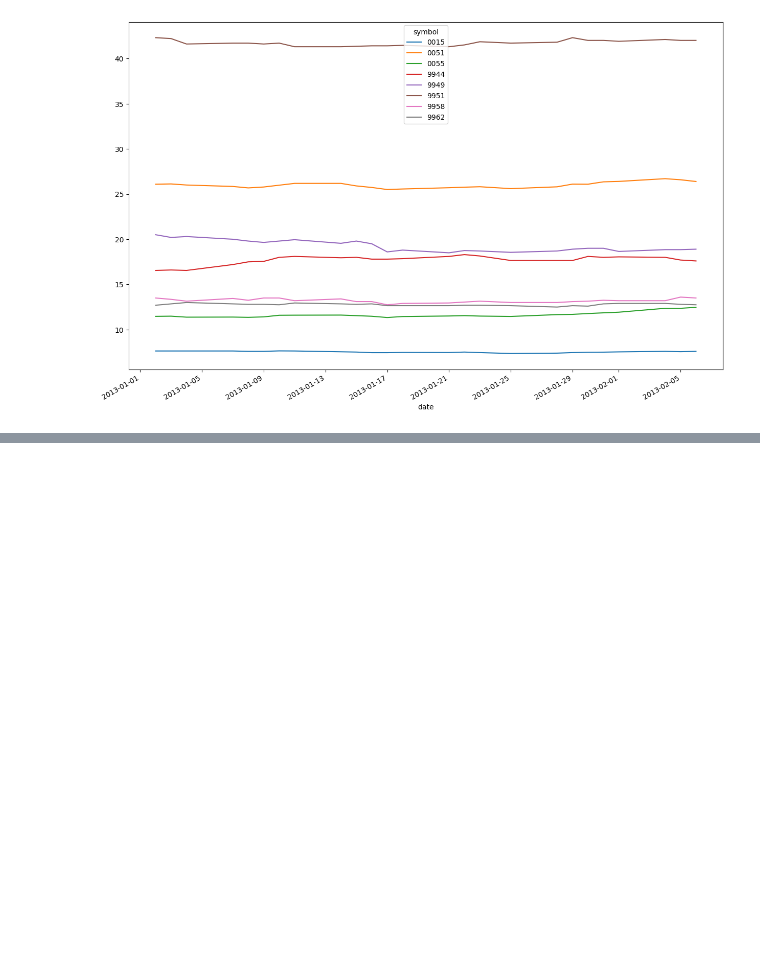
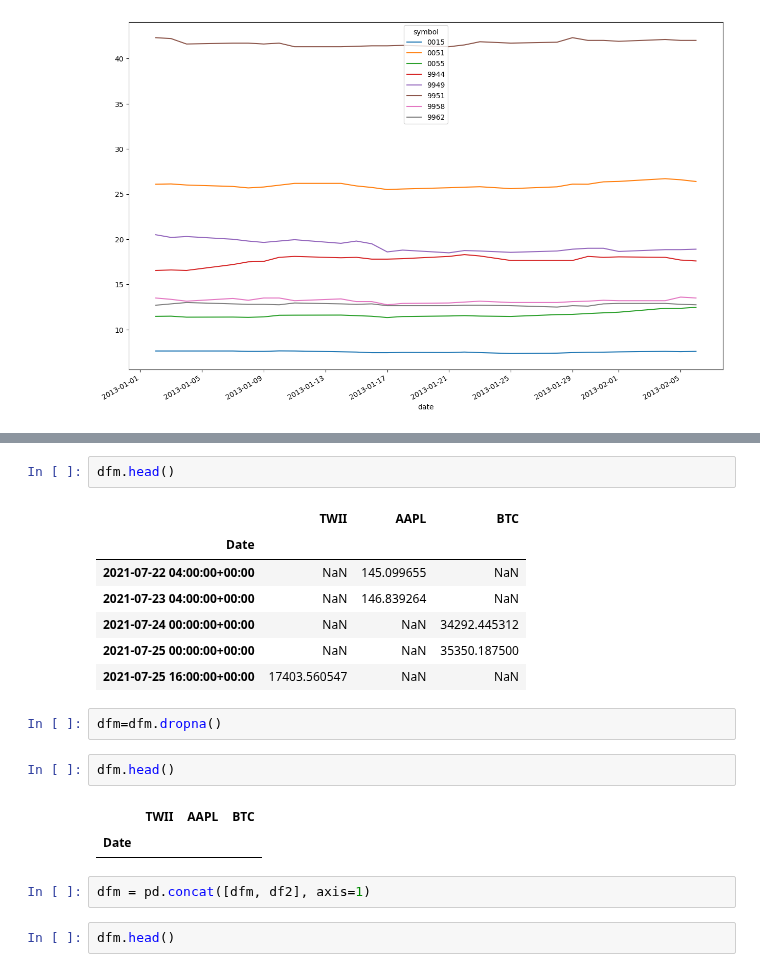
Before and after one commit to liv11114/11207011, a Jupyter notebook: Untitled8.ipynb, the cells around one changed output, grey strips where cells are left out. Cells and saved outputs as stored; diff of their text form; blank space fills up the shorter version.

```diff
--- a/Untitled8.ipynb
+++ b/Untitled8.ipynb
@@ -91,0 +150,21 @@ df2.plot(figsize=(15,10))
+# %%
+dfm.head()
+# %% [output]
+|  | TWII | AAPL | BTC |
+| Date |  |  |  |
+| 2021-07-22 04:00:00+00:00 | NaN | 145.099655 | NaN |
+| 2021-07-23 04:00:00+00:00 | NaN | 146.839264 | NaN |
+| 2021-07-24 00:00:00+00:00 | NaN | NaN | 34292.445312 |
+| 2021-07-25 00:00:00+00:00 | NaN | NaN | 35350.187500 |
+| 2021-07-25 16:00:00+00:00 | 17403.560547 | NaN | NaN |
+# %%
+dfm=dfm.dropna()
+# %%
+dfm.head()
+# %% [output]
+|  | TWII | AAPL | BTC |
+| Date |  |  |  |
+# %%
+dfm = pd.concat([dfm, df2], axis=1)
+# %%
+dfm.head()
```
Also changed, not shown: parts of 20 cells of this notebook.
